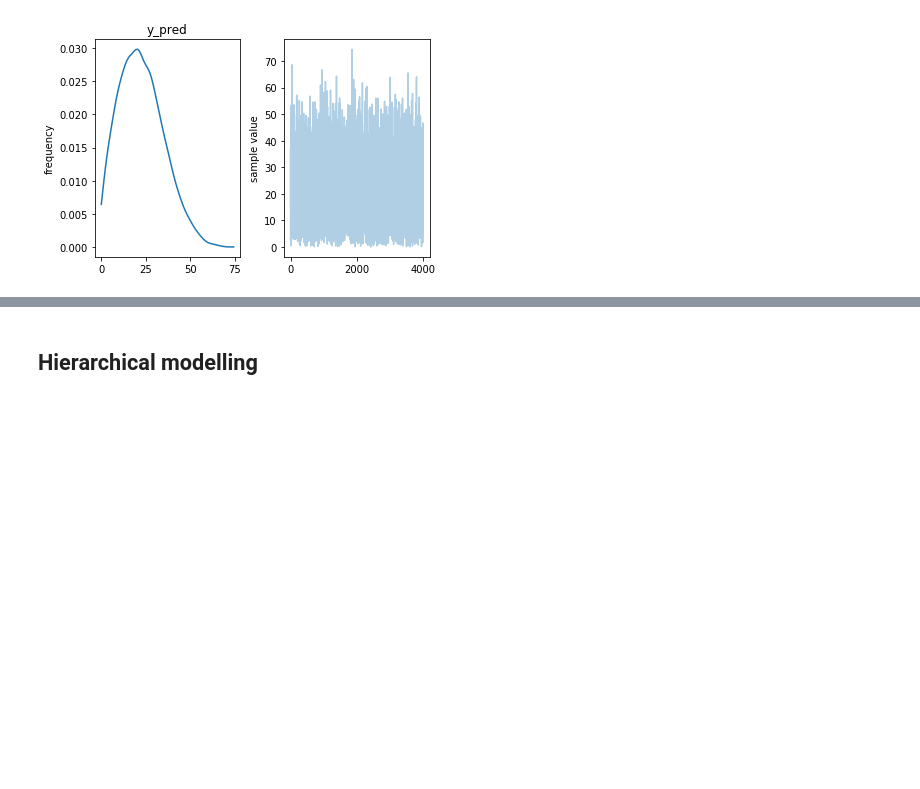
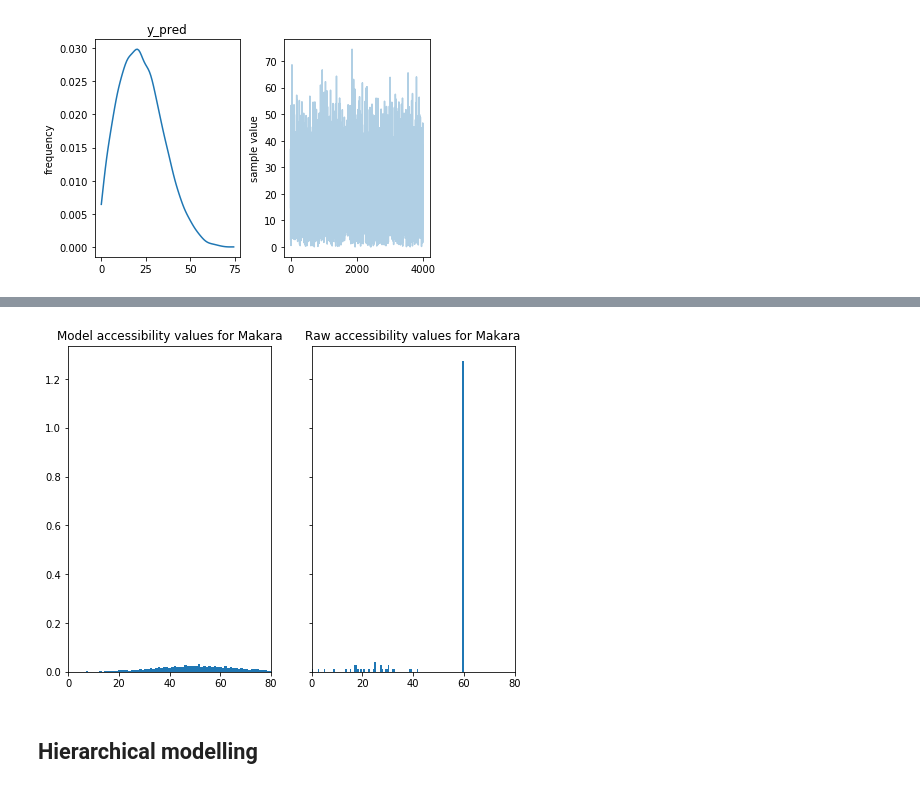
Before and after one commit to shriv/accessibility-series, a Jupyter notebook: Visualising accessibility by suburb.ipynb, the cells around one changed output, grey strips where cells are left out. Drawn from its saved outputs; the diff is of its cells as text; code cells hidden in the pictures; blank space fills up the shorter version.

```diff
--- a/Visualising accessibility by suburb.ipynb
+++ b/Visualising accessibility by suburb.ipynb
@@ -428,3 +411,7 @@ ax2.set_title('Raw accessibility values for Te Aro');
+# %%
+makara_fit = su.run_plot_suburb_stan(playground_df, lower_trunc_norm_model, 'Makara')
+# %% [output]
+[figure, added]
 # %% [markdown]
 ## Hierarchical modelling
 # %%
```
Also changed, not shown: parts of 13 cells of this notebook.
